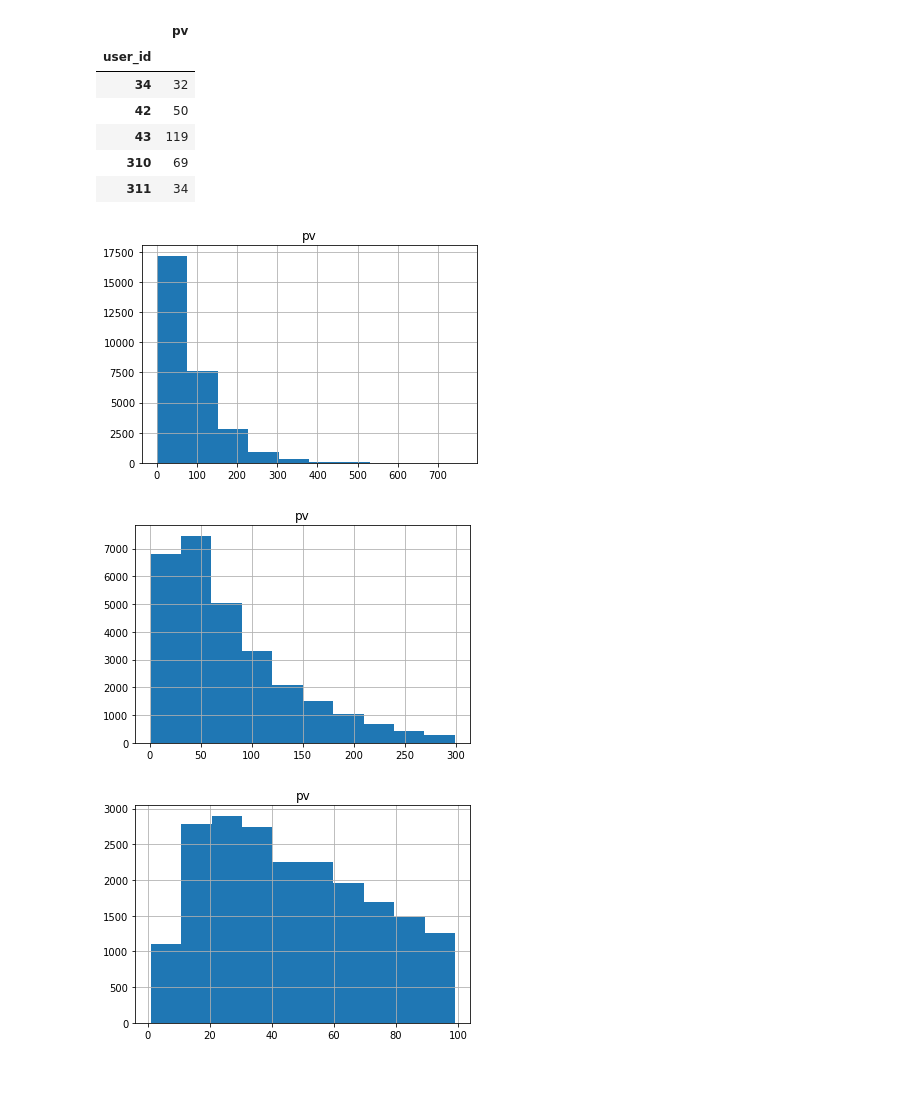
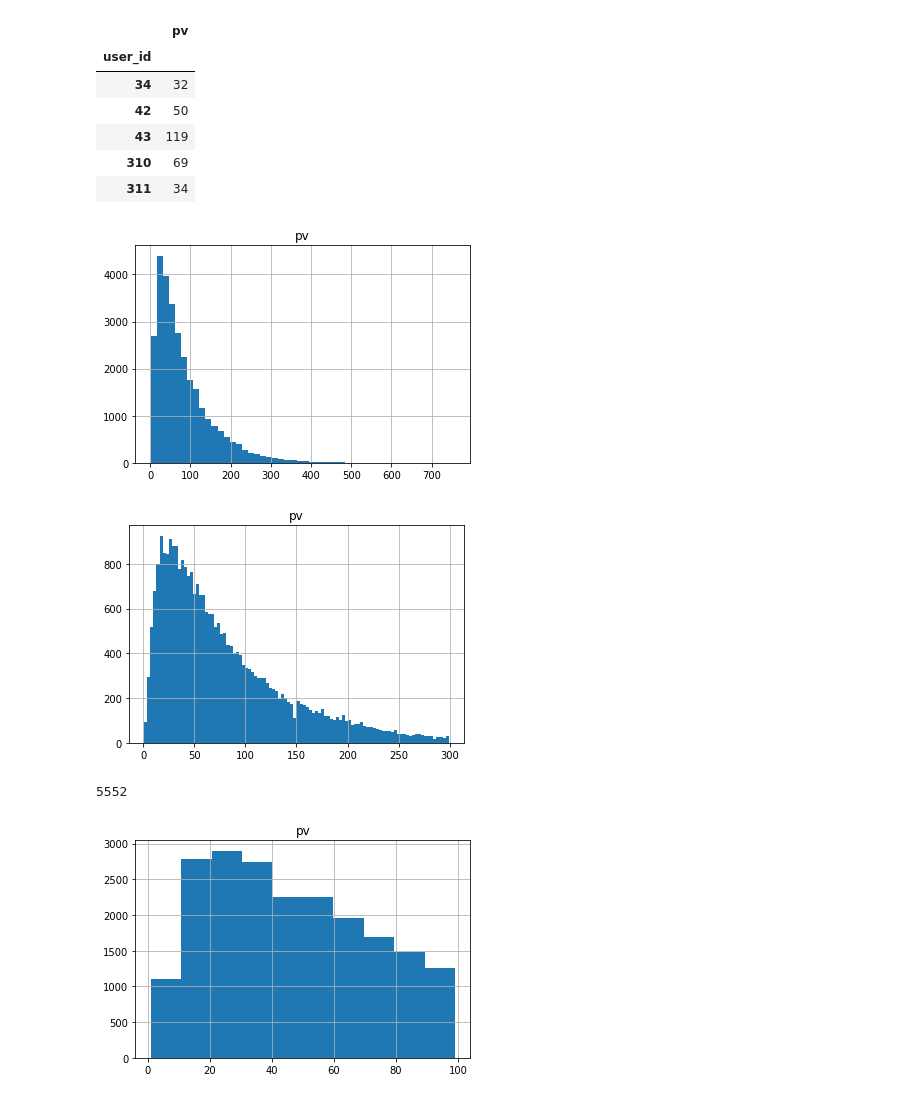
Before and after one commit to paxton615/Alibaba_UserBehavior_Analysis, a Jupyter notebook: drafts/AUBA_图表测试.ipynb, the cells around one changed output. Saved outputs shown, nothing was run; the diff lists cells and outputs as text; code cells hidden in the pictures.

```diff
--- a/drafts/AUBA_图表测试.ipynb
+++ b/drafts/AUBA_图表测试.ipynb
@@ -210,13 +210,17 @@ user_pv.head()
 | 310 | 69 |
 | 311 | 34 |
 # %%
-user_pv.hist();
+user_pv.hist(bins=50);
 # %% [output]
-[figure, old version]
+[figure, new version]
 # %%
-user_pv[user_pv['pv']<300].hist();
+user_pv[user_pv['pv']<300].hist(bins=100);
 # %% [output]
-[figure, old version]
+[figure, new version]
+# %%
+len(user_pv[(user_pv['pv']<35)&(user_pv['pv']>15)])
+# %% [output]
+5552
 # %%
 user_pv[user_pv['pv']<100].hist();
 # %% [output]
```
Also changed, not shown: 3 other files.
